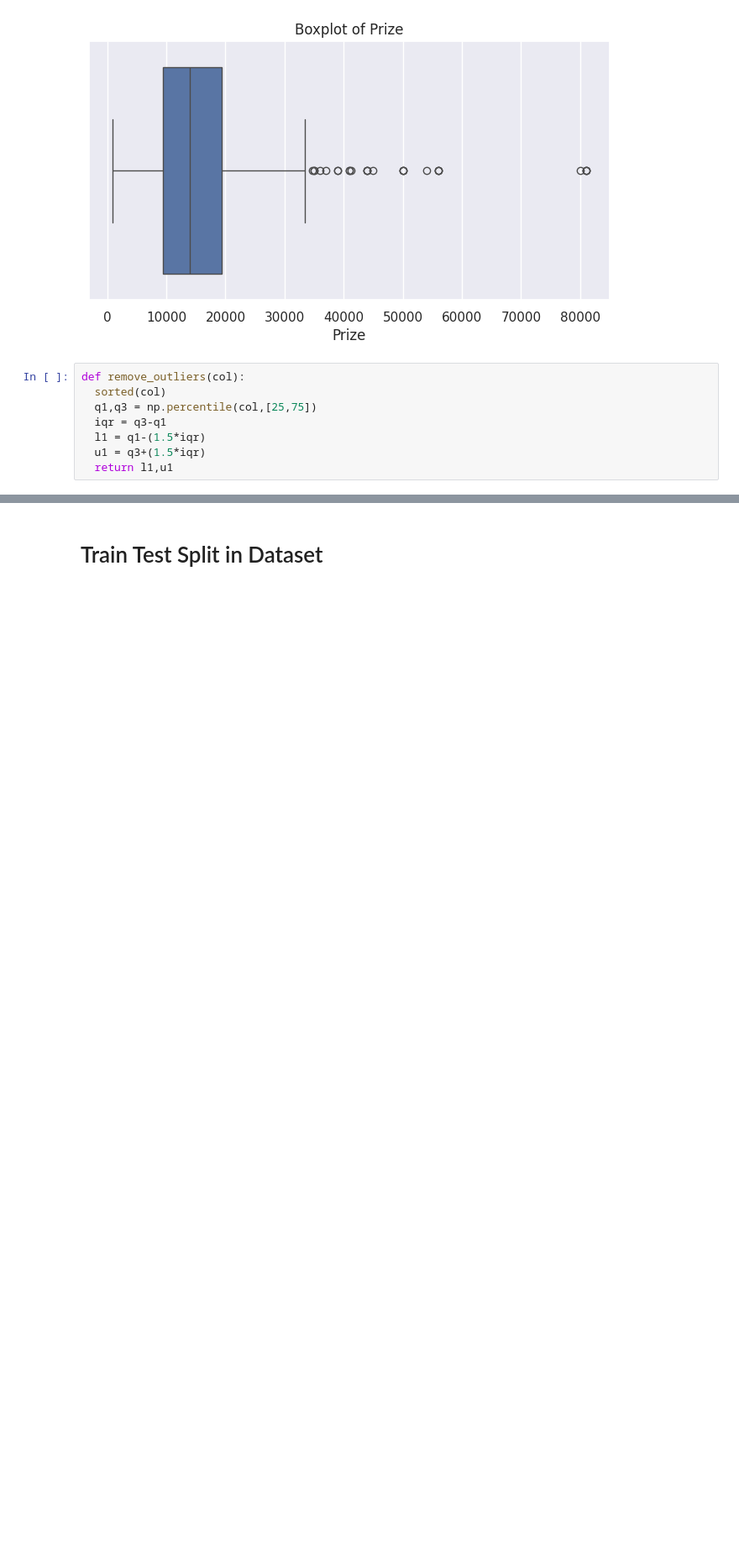
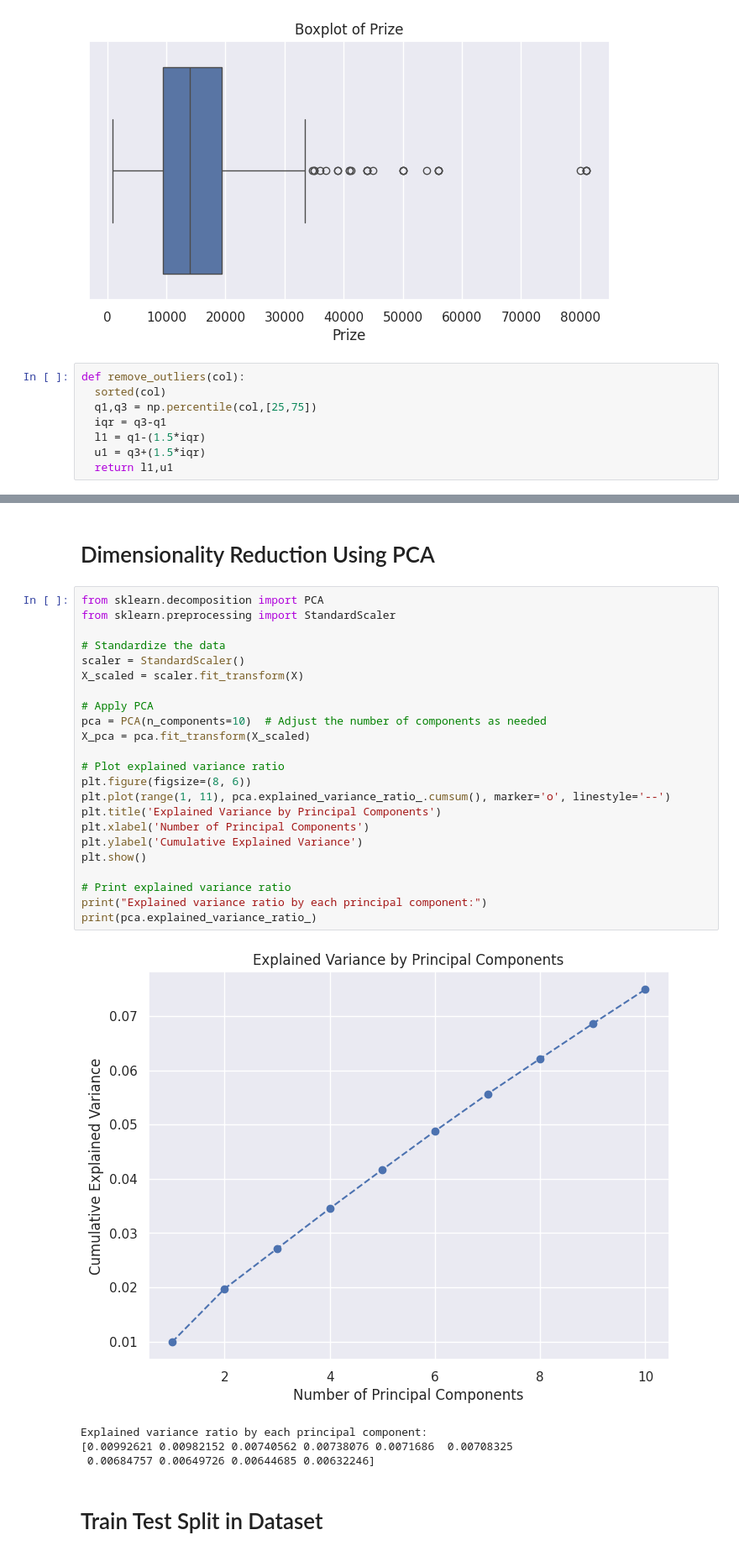
Before and after one commit to Savaliyaniks1/Project_4, a Jupyter notebook: Mobile_Price_Prediction_Project_4.ipynb, the cells around one changed output, grey strips where cells are left out. Shown at 84% size. Drawn from its saved outputs; the diff is of its cells as text; blank space fills up the shorter version.

```diff
--- a/Mobile_Price_Prediction_Project_4.ipynb
+++ b/Mobile_Price_Prediction_Project_4.ipynb
@@ -553,2 +640,32 @@ We ll apply Label Encoding instead of Nominal Encoding because Nominal encoding
+# %% [markdown]
+# Dimensionality Reduction Using PCA
+# %%
+from sklearn.decomposition import PCA
+from sklearn.preprocessing import StandardScaler
+
+# Standardize the data
+scaler = StandardScaler()
+X_scaled = scaler.fit_transform(X)
+
+# Apply PCA
+pca = PCA(n_components=10)  # Adjust the number of components as needed
+X_pca = pca.fit_transform(X_scaled)
+
+# Plot explained variance ratio
+plt.figure(figsize=(8, 6))
+plt.plot(range(1, 11), pca.explained_variance_ratio_.cumsum(), marker='o', linestyle='--')
+plt.title('Explained Variance by Principal Components')
+plt.xlabel('Number of Principal Components')
+plt.ylabel('Cumulative Explained Variance')
+plt.show()
+
+# Print explained variance ratio
+print("Explained variance ratio by each principal component:")
+print(pca.explained_variance_ratio_)
+# %% [output]
+[figure, added]
+Explained variance ratio by each principal component:
+[0.00992621 0.00982152 0.00740562 0.00738076 0.0071686  0.00708325
+ 0.00684757 0.00649726 0.00644685 0.00632246]
 # %% [markdown]
 # Train Test Split in Dataset
```
Also changed, not shown: parts of 47 cells of this notebook.
